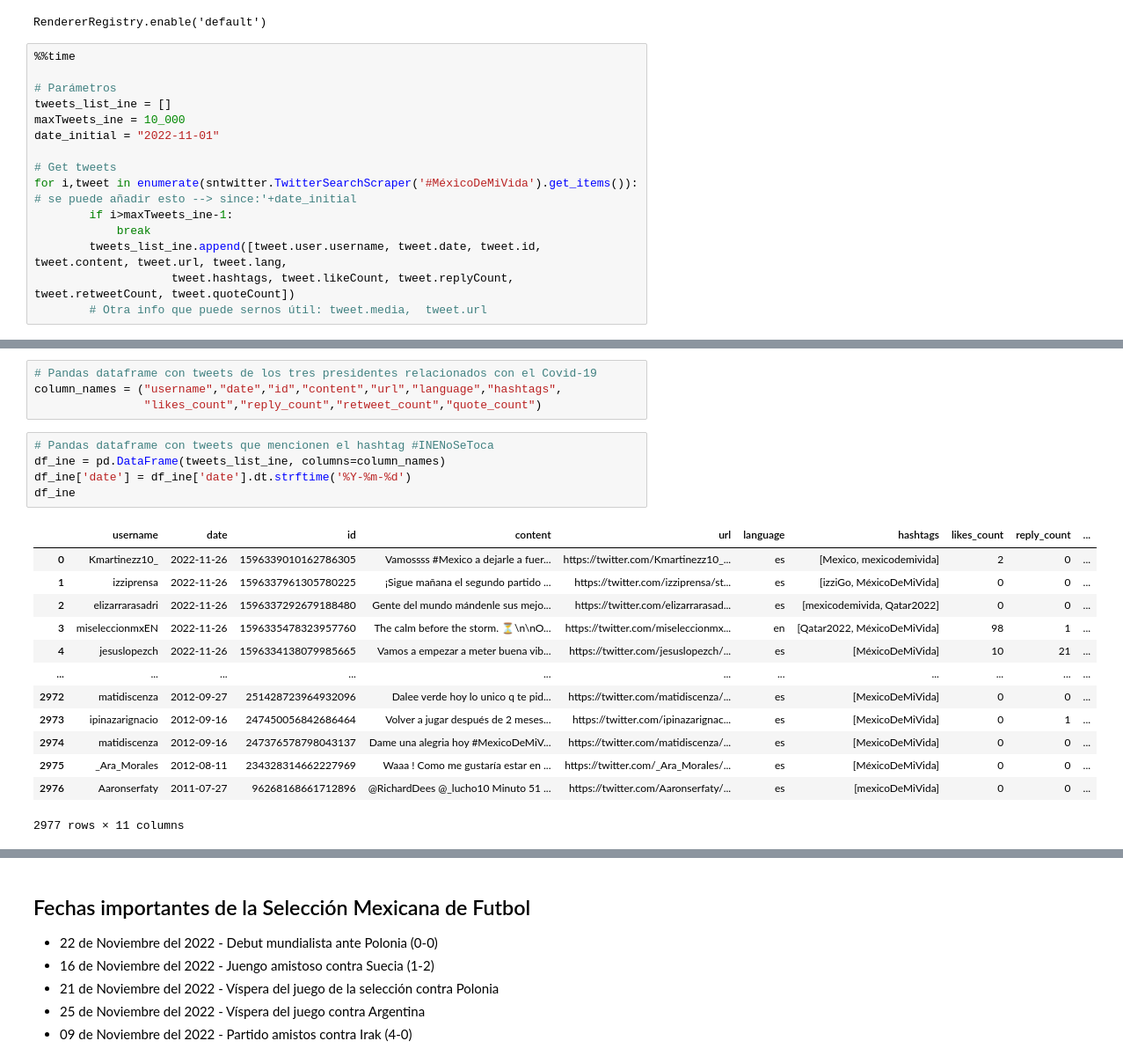
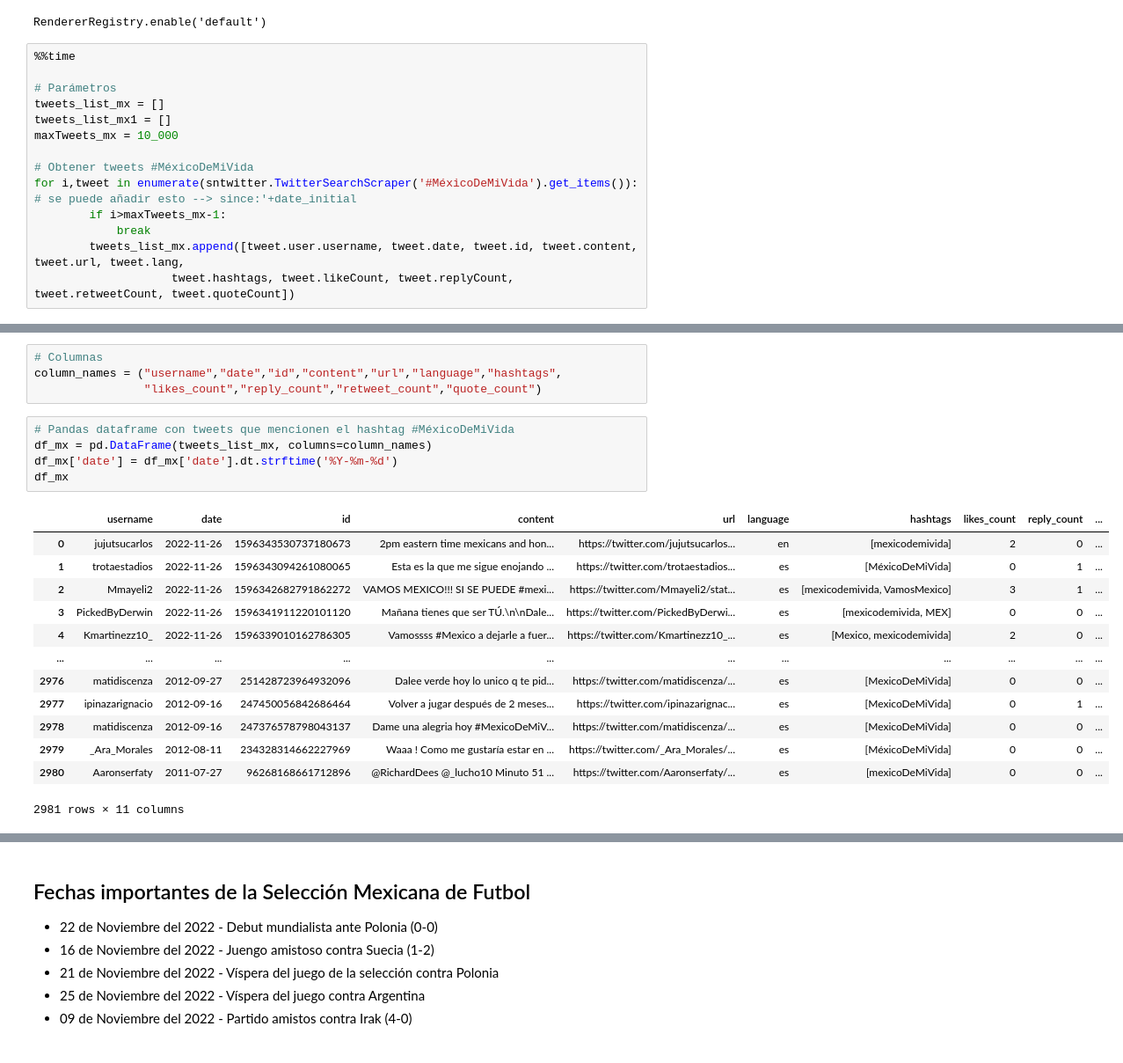
Before and after one commit to EduardoSanchezZ/Proyecto_Final, a Jupyter notebook: src/Proyecto_Final.ipynb, the cells around one changed output, grey strips where cells are left out. Shown: that part at 88% size. Cells and saved outputs as stored; diff of their text form.

```diff
--- a/src/Proyecto_Final.ipynb
+++ b/src/Proyecto_Final.ipynb
@@ -54,15 +54,14 @@ RendererRegistry.enable('default')
 %%time
 
 # Parámetros
-tweets_list_ine = []
-maxTweets_ine = 10_000
-date_initial = "2022-11-01"
+tweets_list_mx = []
+tweets_list_mx1 = []
+maxTweets_mx = 10_000
 
-# Get tweets
+# Obtener tweets #MéxicoDeMiVida
 for i,tweet in enumerate(sntwitter.TwitterSearchScraper('#MéxicoDeMiVida').get_items()): # se puede añadir esto --> since:'+date_initial
-        if i>maxTweets_ine-1:
+        if i>maxTweets_mx-1:
             break
-        tweets_list_ine.append([tweet.user.username, tweet.date, tweet.id, tweet.content, tweet.url, tweet.lang,
+        tweets_list_mx.append([tweet.user.username, tweet.date, tweet.id, tweet.content, tweet.url, tweet.lang,
                     tweet.hashtags, tweet.likeCount, tweet.replyCount, tweet.retweetCount, tweet.quoteCount])
-        # Otra info que puede sernos útil: tweet.media,  tweet.url
 # %% [output]
@@ -70,23 +78,23 @@ Wall time: 1min 15s
 # %%
-# Pandas dataframe con tweets de los tres presidentes relacionados con el Covid-19
+# Columnas
 column_names = ("username","date","id","content","url","language","hashtags",
                 "likes_count","reply_count","retweet_count","quote_count")
 # %%
-# Pandas dataframe con tweets que mencionen el hashtag #INENoSeToca
-df_ine = pd.DataFrame(tweets_list_ine, columns=column_names)
-df_ine['date'] = df_ine['date'].dt.strftime('%Y-%m-%d')
-df_ine
+# Pandas dataframe con tweets que mencionen el hashtag #MéxicoDeMiVida
+df_mx = pd.DataFrame(tweets_list_mx, columns=column_names)
+df_mx['date'] = df_mx['date'].dt.strftime('%Y-%m-%d')
+df_mx
 # %% [output]
 |  | username | date | id | content | url | language | hashtags | likes_count | reply_count | ... |
-| 0 | Kmartinezz10_ | 2022-11-26 | 1596339010162786305 | Vamossss #Mexico a dejarle a fuer... | https://twitter.com/Kmartinezz10_... | es | [Mexico, mexicodemivida] | 2 | 0 | ... |
-| 1 | izziprensa | 2022-11-26 | 1596337961305780225 | ¡Sigue mañana el segundo partido ... | https://twitter.com/izziprensa/st... | es | [izziGo, MéxicoDeMiVida] | 0 | 0 | ... |
-| 2 | elizarrarasadri | 2022-11-26 | 1596337292679188480 | Gente del mundo mándenle sus mejo... | https://twitter.com/elizarrarasad... | es | [mexicodemivida, Qatar2022] | 0 | 0 | ... |
-| 3 | miseleccionmxEN | 2022-11-26 | 1596335478323957760 | The calm before the storm. ⏳\n\nO... | https://twitter.com/miseleccionmx... | en | [Qatar2022, MéxicoDeMiVida] | 98 | 1 | ... |
-| 4 | jesuslopezch | 2022-11-26 | 1596334138079985665 | Vamos a empezar a meter buena vib... | https://twitter.com/jesuslopezch/... | es | [MéxicoDeMiVida] | 10 | 21 | ... |
+| 0 | jujutsucarlos | 2022-11-26 | 1596343530737180673 | 2pm eastern time mexicans and hon... | https://twitter.com/jujutsucarlos... | en | [mexicodemivida] | 2 | 0 | ... |
+| 1 | trotaestadios | 2022-11-26 | 1596343094261080065 | Esta es la que me sigue enojando ... | https://twitter.com/trotaestadios... | es | [MéxicoDeMiVida] | 0 | 1 | ... |
+| 2 | Mmayeli2 | 2022-11-26 | 1596342682791862272 | VAMOS MEXICO!!! SI SE PUEDE #mexi... | https://twitter.com/Mmayeli2/stat... | es | [mexicodemivida, VamosMexico] | 3 | 1 | ... |
+| 3 | PickedByDerwin | 2022-11-26 | 1596341911220101120 | Mañana tienes que ser TÚ.\n\nDale... | https://twitter.com/PickedByDerwi... | es | [mexicodemivida, MEX] | 0 | 0 | ... |
+| 4 | Kmartinezz10_ | 2022-11-26 | 1596339010162786305 | Vamossss #Mexico a dejarle a fuer... | https://twitter.com/Kmartinezz10_... | es | [Mexico, mexicodemivida] | 2 | 0 | ... |
 | ... | ... | ... | ... | ... | ... | ... | ... | ... | ... | ... |
-| 2972 | matidiscenza | 2012-09-27 | 251428723964932096 | Dalee verde hoy lo unico q te pid... | https://twitter.com/matidiscenza/... | es | [MexicoDeMiVida] | 0 | 0 | ... |
-| 2973 | ipinazarignacio | 2012-09-16 | 247450056842686464 | Volver a jugar después de 2 meses... | https://twitter.com/ipinazarignac... | es | [MexicoDeMiVida] | 0 | 1 | ... |
-| 2974 | matidiscenza | 2012-09-16 | 247376578798043137 | Dame una alegria hoy #MexicoDeMiV... | https://twitter.com/matidiscenza/... | es | [MexicoDeMiVida] | 0 | 0 | ... |
-| 2975 | _Ara_Morales | 2012-08-11 | 234328314662227969 | Waaa ! Como me gustaría estar en ... | https://twitter.com/_Ara_Morales/... | es | [MéxicoDeMiVida] | 0 | 0 | ... |
-| 2976 | Aaronserfaty | 2011-07-27 | 96268168661712896 | @RichardDees @_lucho10 Minuto 51 ... | https://twitter.com/Aaronserfaty/... | es | [mexicoDeMiVida] | 0 | 0 | ... |
+| 2976 | matidiscenza | 2012-09-27 | 251428723964932096 | Dalee verde hoy lo unico q te pid... | https://twitter.com/matidiscenza/... | es | [MexicoDeMiVida] | 0 | 0 | ... |
+| 2977 | ipinazarignacio | 2012-09-16 | 247450056842686464 | Volver a jugar después de 2 meses... | https://twitter.com/ipinazarignac... | es | [MexicoDeMiVida] | 0 | 1 | ... |
+| 2978 | matidiscenza | 2012-09-16 | 247376578798043137 | Dame una alegria hoy #MexicoDeMiV... | https://twitter.com/matidiscenza/... | es | [MexicoDeMiVida] | 0 | 0 | ... |
+| 2979 | _Ara_Morales | 2012-08-11 | 234328314662227969 | Waaa ! Como me gustaría estar en ... | https://twitter.com/_Ara_Morales/... | es | [MéxicoDeMiVida] | 0 | 0 | ... |
+| 2980 | Aaronserfaty | 2011-07-27 | 96268168661712896 | @RichardDees @_lucho10 Minuto 51 ... | https://twitter.com/Aaronserfaty/... | es | [mexicoDeMiVida] | 0 | 0 | ... |
-2977 rows × 11 columns
+2981 rows × 11 columns
```
Also changed, not shown: parts of 12 cells of this notebook.
